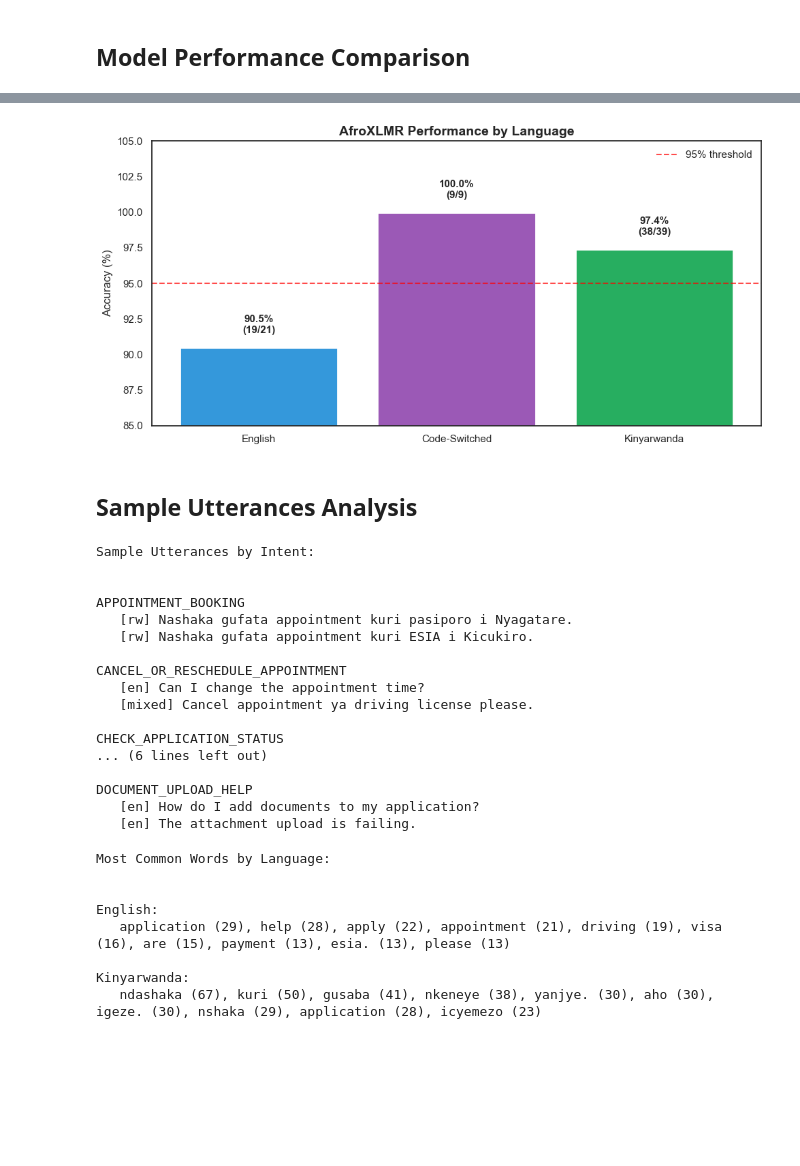
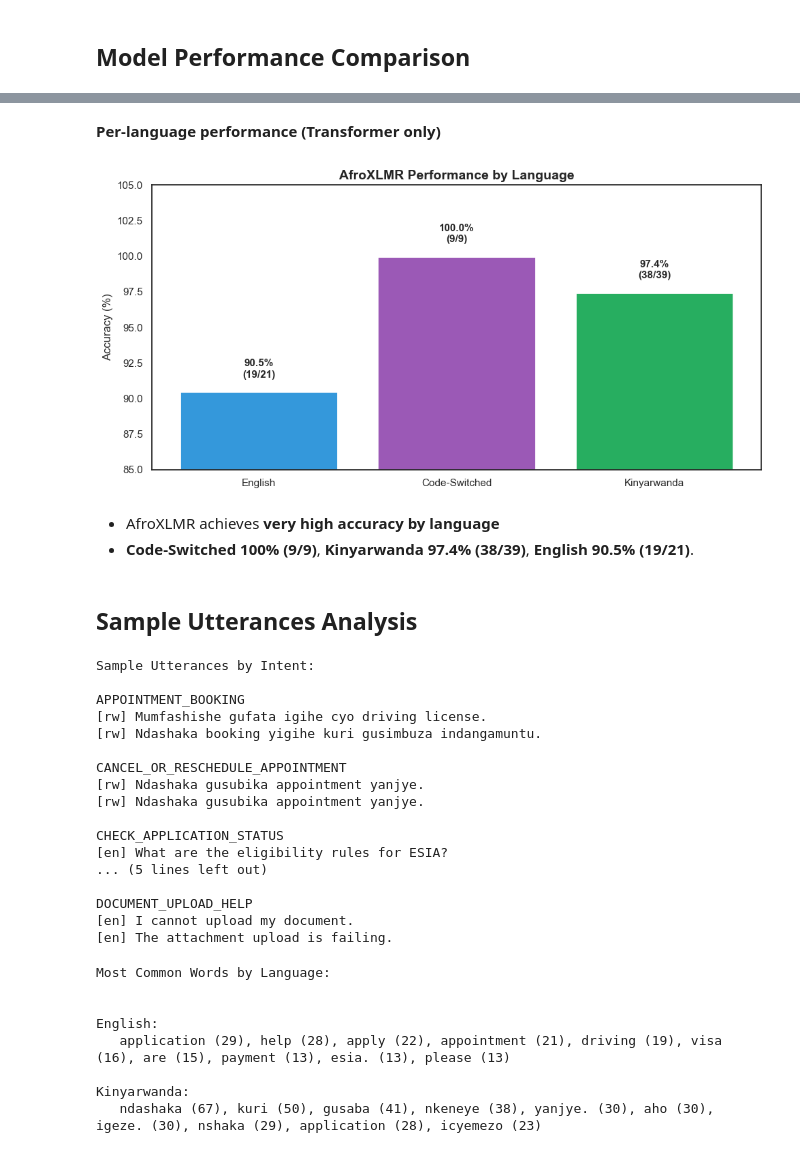
Before and after one commit to Abdulraqib20/irembo-voice-ai, a Jupyter notebook: notebooks/eda_analysis.ipynb, the cells around one changed output, grey strips where cells are left out. Drawn from its saved outputs; the diff is of its cells as text; code cells hidden in the pictures; blank space fills up the shorter version.

```diff
--- a/notebooks/eda_analysis.ipynb
+++ b/notebooks/eda_analysis.ipynb
@@ -297,0 +348,15 @@ Model Performance Summary:
+# %%
+results = {
+    'Model': ['Rule-Based Baseline', 'AfroXLMR-base (Tuned)'],
+    'Accuracy': [baseline_accuracy, transformer_metrics['accuracy'] * 100],
+    'Macro F1': [baseline_f1, transformer_metrics['macro_f1']],
+    'Macro Precision': [baseline_precision, transformer_metrics['macro_precision']],
+    'Macro Recall': [baseline_recall, transformer_metrics['macro_recall']],
+    'Latency (ms)': [baseline_latency_ms, transformer_latency_ms],
+}
+
+results_df = pd.DataFrame(results)
+results_df.set_index('Model', inplace=True)
+
+print('Model Performance Summary:')
+results_df
@@ -350,64 +429,87 @@ plt.show()
+# %% [markdown]
+**Per-language performance (Transformer only)**
 # %%
-# Per-language performance (Transformer only)
+languages = test_dataset['language']
+lang_stats = {}
+for idx, lang in enumerate(languages):
+    if lang not in lang_stats:
+        lang_stats[lang] = {'correct': 0, 'total': 0}
+    lang_stats[lang]['total'] += 1
+    if preds[idx] == labels[idx]:
+        lang_stats[lang]['correct'] += 1
+
+lang_labels = {'en': 'English', 'rw': 'Kinyarwanda', 'mixed': 'Code-Switched'}
 lang_perf = {
-    'Language': ['English', 'Code-Switched', 'Kinyarwanda'],
-    'Correct': [19, 9, 38],
-    'Total': [21, 9, 39],
-    'Accuracy': [90.5, 100.0, 97.4]
+    'Language': [],
+    'Correct': [],
+    'Total': [],
+    'Accuracy': [],
 }
+
+for lang in sorted(lang_stats.keys()):
+    stats = lang_stats[lang]
+    acc = (stats['correct'] / stats['total']) * 100 if stats['total'] > 0 else 0
+    lang_perf['Language'].append(lang_labels.get(lang, lang))
+    lang_perf['Correct'].append(stats['correct'])
+    lang_perf['Total'].append(stats['total'])
+    lang_perf['Accuracy'].append(acc)
 
 lang_perf_df = pd.DataFrame(lang_perf)
 
 fig, ax = plt.subplots(figsize=(10, 5))
 colors_perf = ['#3498db', '#9b59b6', '#27ae60']
 bars = ax.bar(lang_perf_df['Language'], lang_perf_df['Accuracy'],
-              color=colors_perf, edgecolor='white', linewidth=2)
+              color=colors_perf[:len(lang_perf_df)], edgecolor='white', linewidth=2)
 
 ax.set_ylabel('Accuracy (%)')
 ax.set_title('AfroXLMR Performance by Language', fontweight='bold', fontsize=14)
 ax.set_ylim(85, 105)
 
 for bar, row in zip(bars, lang_perf_df.itertuples()):
     ax.text(bar.get_x() + bar.get_width()/2, row.Accuracy + 1,
             f'{row.Accuracy:.1f}%\n({row.Correct}/{row.Total})',
             ha='center', fontsize=11, fontweight='bold')
 
-ax.axhline(y=95, color='red', linestyle='--', alpha=0.7, label='95% threshold')
+# ax.axhline(y=95, color='red', linestyle='--', alpha=0.7, label='95% threshold')
 ax.legend()
 
 plt.tight_layout()
 plt.savefig('../reports/figures/transformer_by_language.png', dpi=150, bbox_inches='tight')
-plt.show()
+plt.show();
 # %% [output]
-[figure, old version]
+[figure, new version]
+# %% [markdown]
+- AfroXLMR achieves **very high accuracy by language**
+- **Code‑Switched 100% (9/9)**, **Kinyarwanda 97.4% (38/39)**, **English 90.5% (19/21)**.
 # %% [markdown]
 ## Sample Utterances Analysis
 # %%
-print("Sample Utterances by Intent:\n")
+print("Sample Utterances by Intent: ")
 for intent in sorted(full_df['intent'].unique())[:5]:
     intent_data = full_df[full_df['intent'] == intent]
     samples = intent_data.sample(min(2, len(intent_data)))
     print(f"\n{intent.upper()}")
+
     for _, row in samples.iterrows():
-        print(f"   [{row['language']}] {row['utterance_text'][:80]}..." if len(row['utterance_text']) > 80 else f"   [{row['language']}] {row['utterance_text']}")
+        print(f"[{row['language']}] {row['utterance_text']}")
 # %% [output]
 Sample Utterances by Intent:
 
-
 APPOINTMENT_BOOKING
-   [rw] Nashaka gufata appointment kuri pasiporo i Nyagatare.
-   [rw] Nashaka gufata appointment kuri ESIA i Kicukiro.
+[rw] Mumfashishe gufata igihe cyo driving license.
+[rw] Ndashaka booking yigihe kuri gusimbuza indangamuntu.
 
 CANCEL_OR_RESCHEDULE_APPOINTMENT
-   [en] Can I change the appointment time?
-   [mixed] Cancel appointment ya driving license please.
+[rw] Ndashaka gusubika appointment yanjye.
+[rw] Ndashaka gusubika appointment yanjye.
 
 CHECK_APPLICATION_STATUS
-... (6 lines left out)
+[en] What are the eligibility rules for ESIA?
+... (5 lines left out)
 
 DOCUMENT_UPLOAD_HELP
-   [en] How do I add documents to my application?
-   [en] The attachment upload is failing.
+[en] I cannot upload my document.
+[en] The attachment upload is failing.
 # %%
 def get_common_words(df, lang, n=10):
     texts = df[df['language'] == lang]['utterance_text'].str.lower()
```
Also changed, not shown: parts of 21 cells of this notebook, 5 other files.
